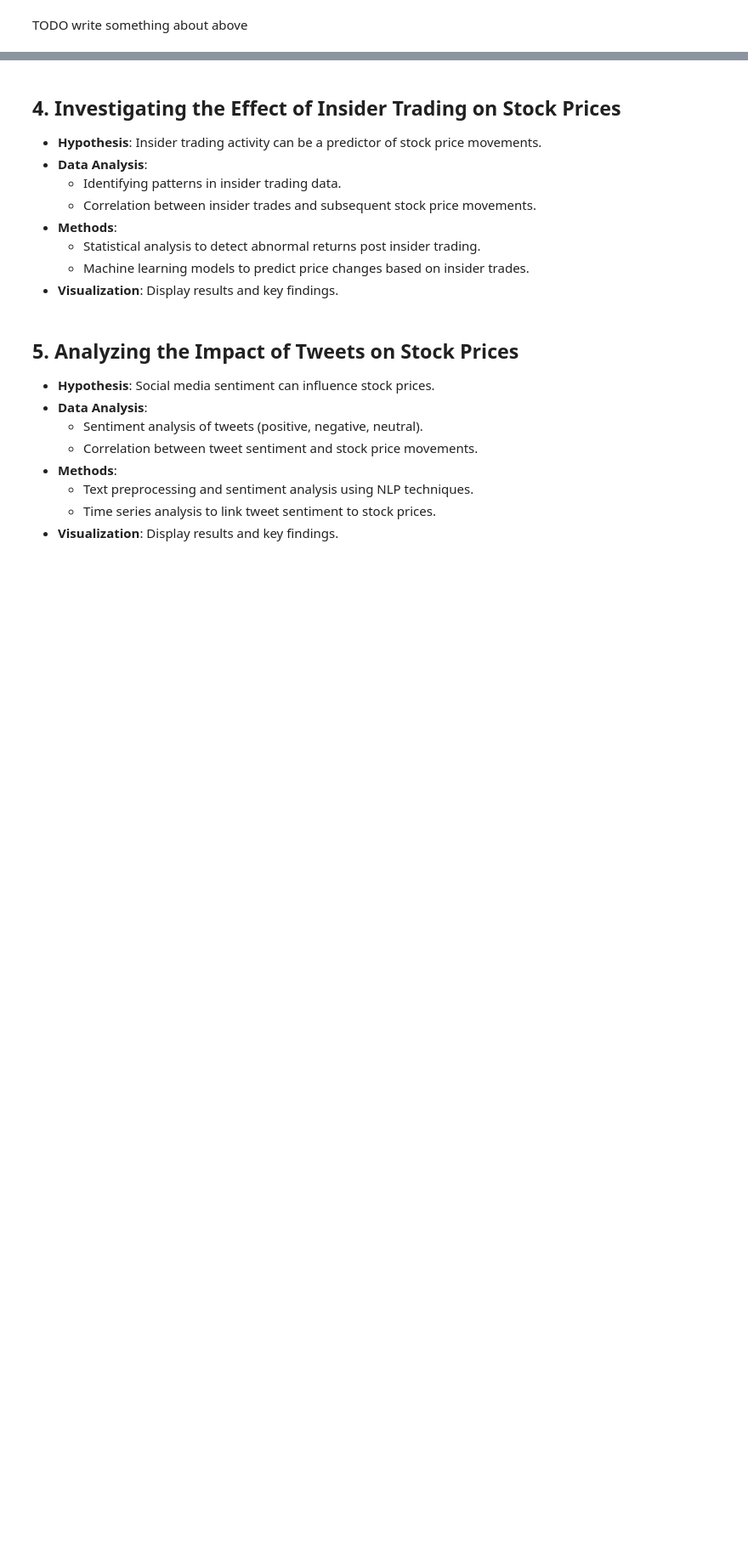
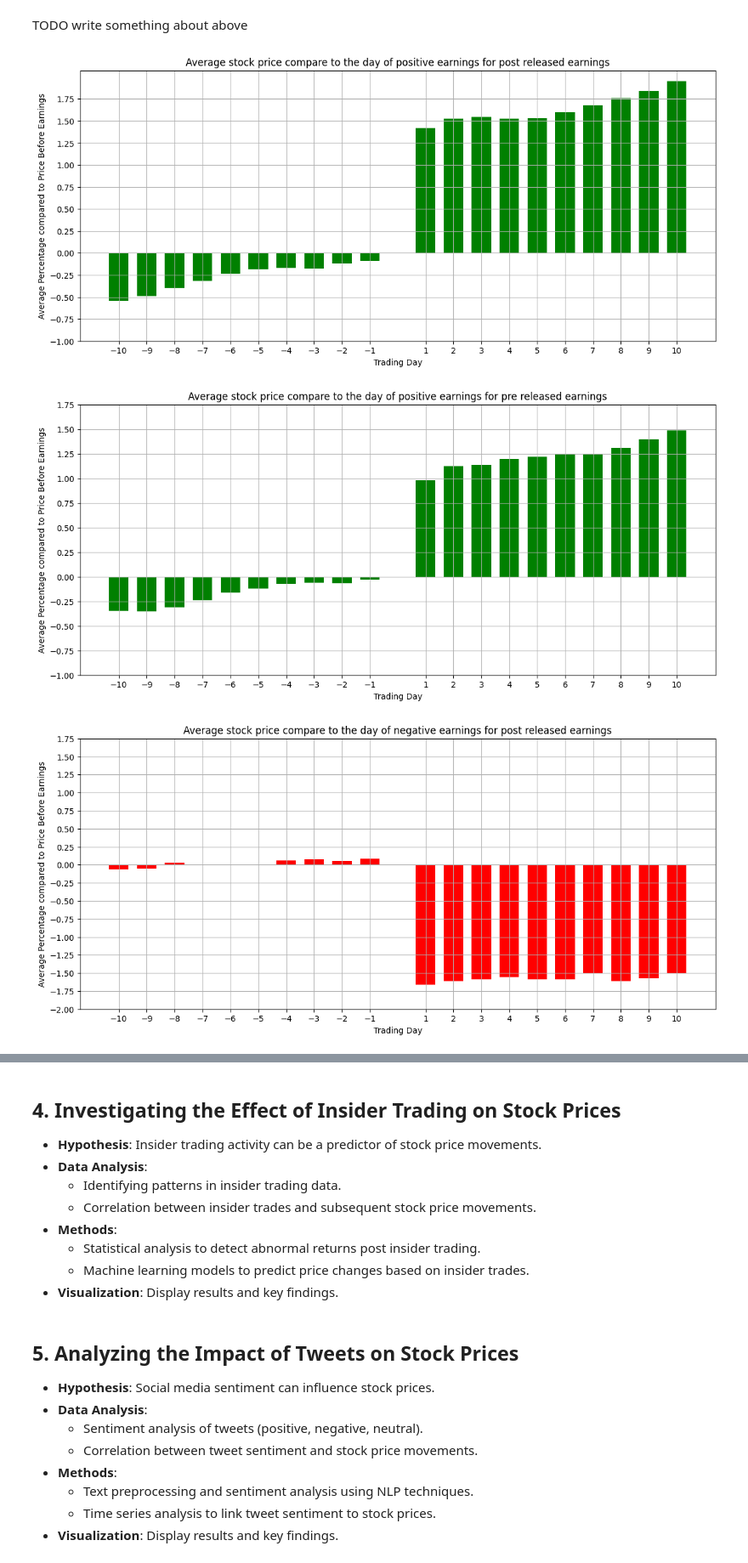
Before and after one commit to thunder913/Data-Science, a Jupyter notebook: stock_analysis.ipynb, the cells around one changed output, grey strips where cells are left out. Shown at 85% size. Saved outputs shown, nothing was run; the diff lists cells and outputs as text; code cells hidden in the pictures; blank space fills up the shorter version.

```diff
--- a/stock_analysis.ipynb
+++ b/stock_analysis.ipynb
@@ -597,2 +600,12 @@ plot_avg_changes(neutral_data, 'Near Zero (Neutral)', color_before='purple', col
 # %% [markdown]
 TODO write something about above
+# %%
+plot_avg_changes(positive_surprise_data[positive_surprise_data.release_time == 'post'], 'Positive Surprise', 'green', 'Average stock price compare to the day of positive earnings for post released earnings')
+plot_avg_changes(positive_surprise_data[positive_surprise_data.release_time == 'pre'], 'Positive Surprise', 'green', 'Average stock price compare to the day of positive earnings for pre released earnings')
+
+plot_avg_changes(negative_surprise_data[negative_surprise_data.release_time == 'post'], 'Negative Surprise', 'red', 'Average stock price compare to the day of negative earnings for post released earnings', -2)
+plot_avg_changes(negative_surprise_data[negative_surprise_data.release_time == 'pre'], 'Negative Surprise', 'red', 'Average stock price compare to the day of negative earnings for pre released earnings', -2)
+# %% [output]
+[figure, added]
+[figure, added]
+[figure, added]
```
Also changed, not shown: parts of 16 cells of this notebook.
